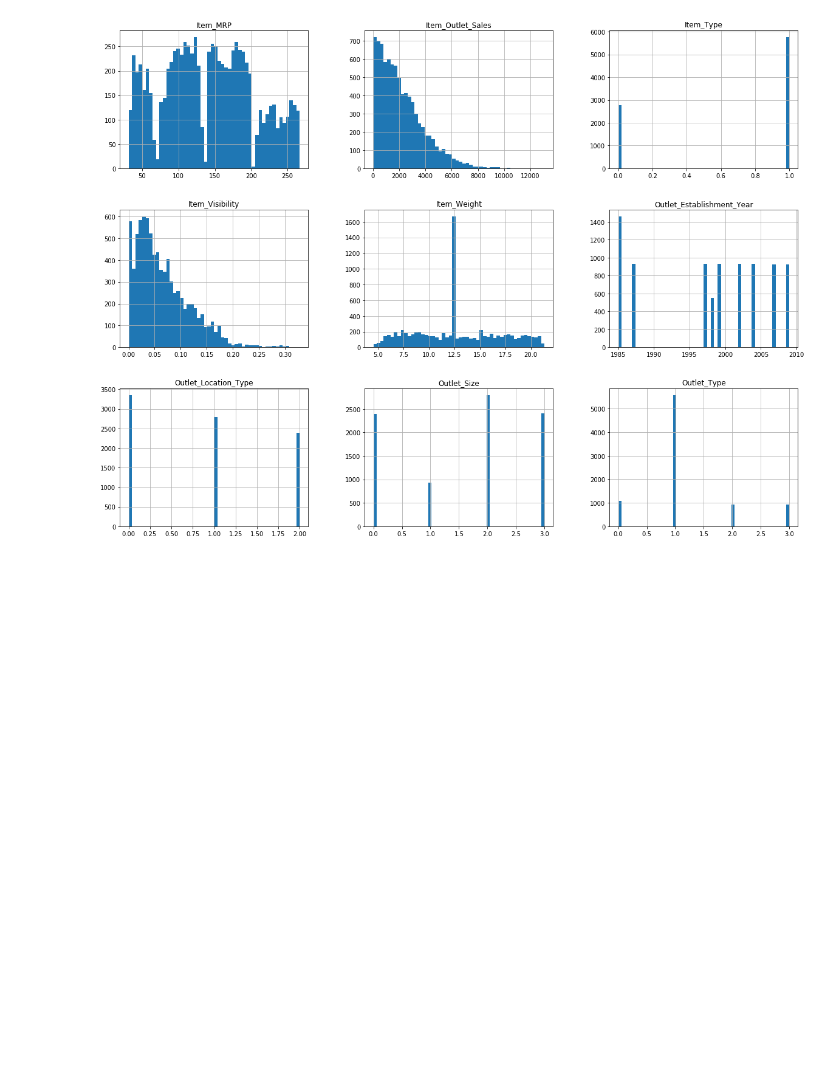
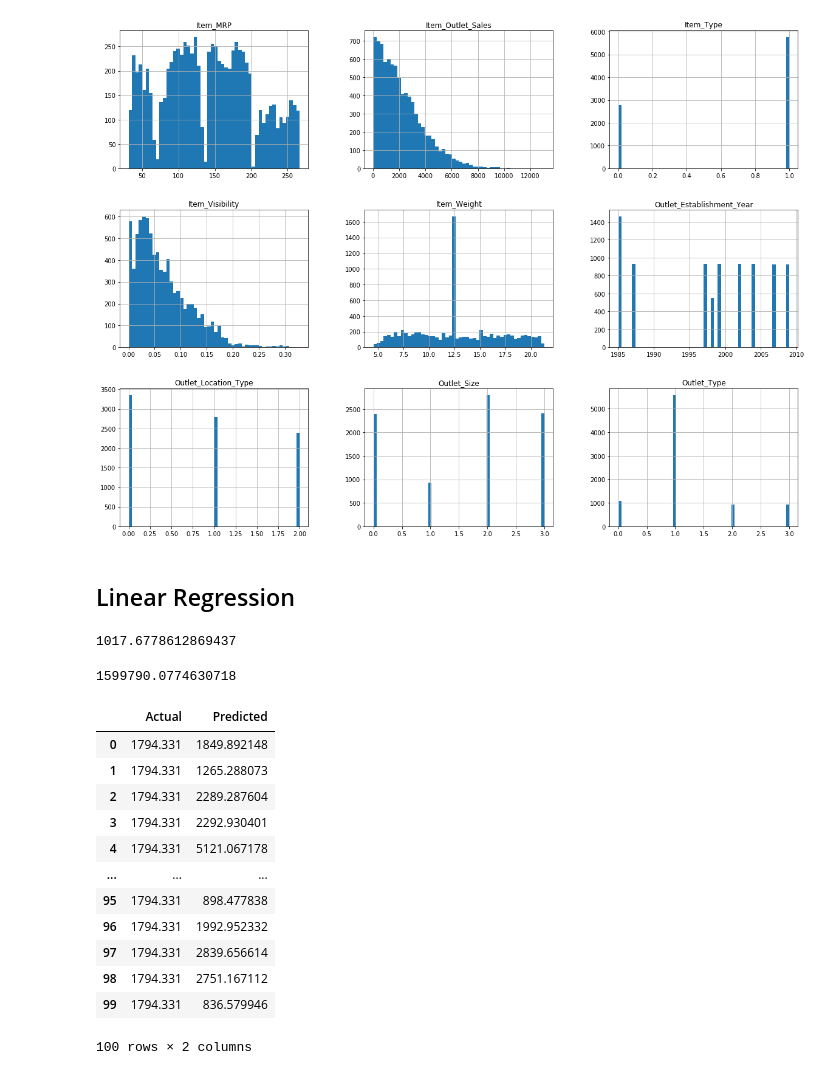
Before and after one commit to iamrohitsuthar/LP1, a Jupyter notebook: Data_Analytics/Assignment3/Assignment3.ipynb, the cells around one changed output. Drawn from its saved outputs; the diff is of its cells as text; code cells hidden in the pictures; blank space fills up the shorter version.

```diff
--- a/Data_Analytics/Assignment3/Assignment3.ipynb
+++ b/Data_Analytics/Assignment3/Assignment3.ipynb
@@ -117,0 +123,2 @@ plt.show();
+# %% [markdown]
+## Linear Regression
@@ -117,0 +132,25 @@ plt.show();
+# %%
+mean_absolute_error(y_test, y_pred)
+# %% [output]
+1017.6778612869437
+# %%
+mean_squared_error(y_test, y_pred)
+# %% [output]
+1599790.0774630718
+# %%
+df = pd.DataFrame(list(zip(y_test, y_pred)), columns =['Actual', 'Predicted'])
+df.head(100)
+# %% [output]
+|  | Actual | Predicted |
+| 0 | 1794.331 | 1849.892148 |
+| 1 | 1794.331 | 1265.288073 |
+| 2 | 1794.331 | 2289.287604 |
+| 3 | 1794.331 | 2292.930401 |
+| 4 | 1794.331 | 5121.067178 |
+| ... | ... | ... |
+| 95 | 1794.331 | 898.477838 |
+| 96 | 1794.331 | 1992.952332 |
+| 97 | 1794.331 | 2839.656614 |
+| 98 | 1794.331 | 2751.167112 |
+| 99 | 1794.331 | 836.579946 |
+100 rows × 2 columns
```
Also changed, not shown: parts of 6 cells of this notebook, 6 other files.
